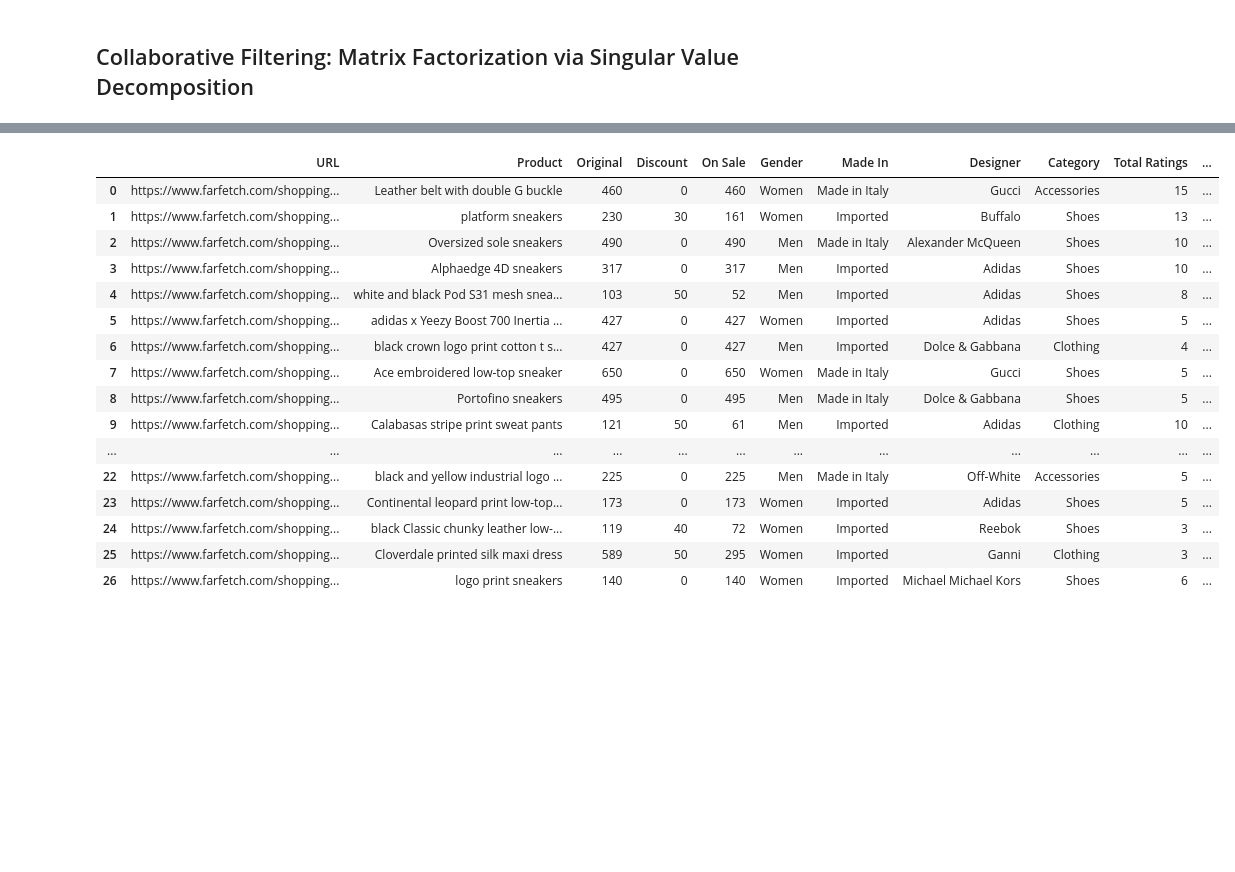
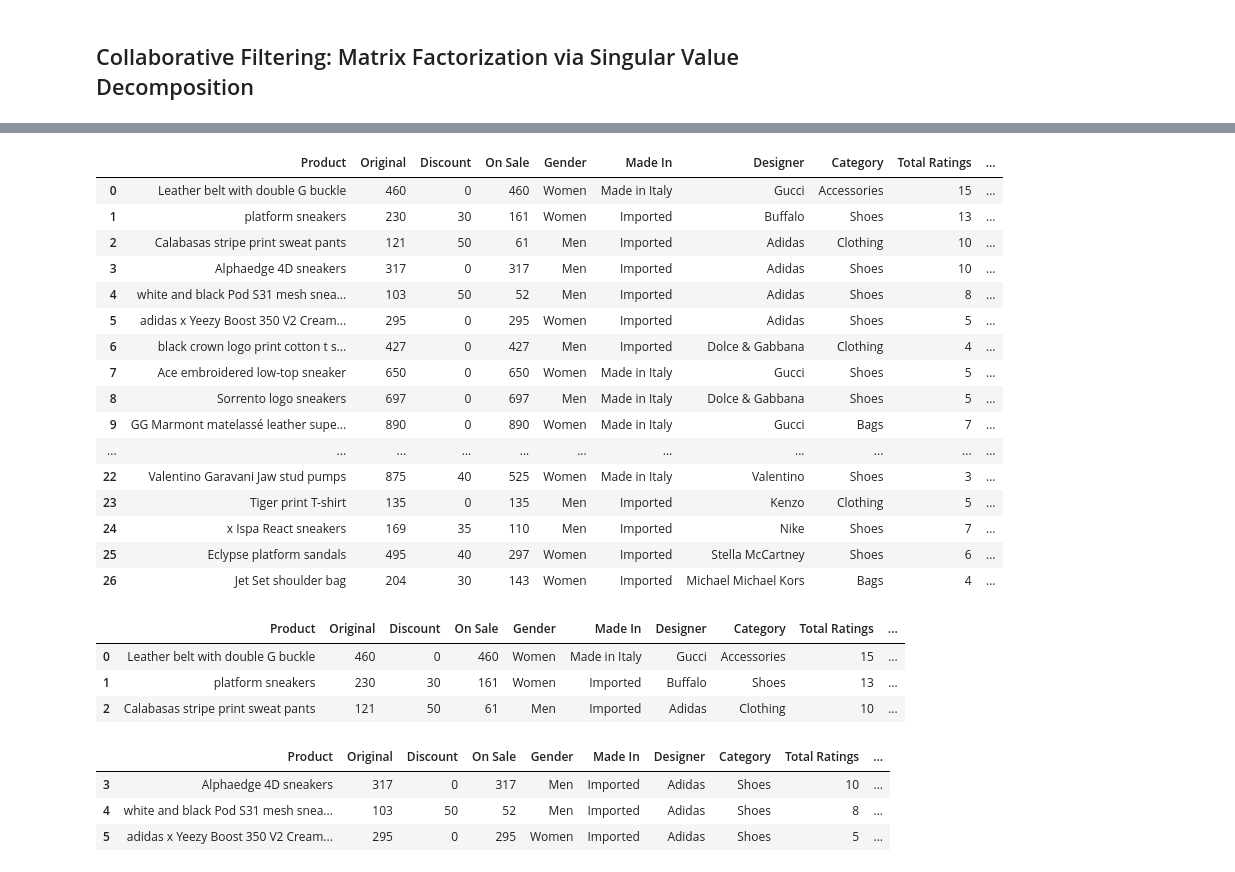
Before and after one commit to acdick/touch_driven_recommender_engines, a Jupyter notebook: Source/03_Recommender_Systems.ipynb, the cells around one changed output, grey strips where cells are left out. Saved outputs shown, nothing was run; the diff lists cells and outputs as text; code cells hidden in the pictures; blank space fills up the shorter version.

```diff
--- a/Source/03_Recommender_Systems.ipynb
+++ b/Source/03_Recommender_Systems.ipynb
@@ -126,26 +126,40 @@ gs_best
 # %%
 for i in range(9):
     n_factors = gs_best[1]['n_factors']
     reg_all   = gs_best[1]['reg_all']
     ff.singular_value_decomposition(n_factors, reg_all)
     ff.update_last_rating(np.random.randint(low=1, high=6))
 
-ff.recommender_system.recommender_history
+ff.recommender_system.recommender_history.drop(['URL'], axis=1)
 # %% [output]
-|  | URL | Product | Original | Discount | On Sale | Gender | Made In | Designer | Category | Total Ratings | ... |
-| 0 | https://www.farfetch.com/shopping... | Leather belt with double G buckle | 460 | 0 | 460 | Women | Made in Italy | Gucci | Accessories | 15 | ... |
-| 1 | https://www.farfetch.com/shopping... | platform sneakers | 230 | 30 | 161 | Women | Imported | Buffalo | Shoes | 13 | ... |
-| 2 | https://www.farfetch.com/shopping... | Oversized sole sneakers | 490 | 0 | 490 | Men | Made in Italy | Alexander McQueen | Shoes | 10 | ... |
-| 3 | https://www.farfetch.com/shopping... | Alphaedge 4D sneakers | 317 | 0 | 317 | Men | Imported | Adidas | Shoes | 10 | ... |
-| 4 | https://www.farfetch.com/shopping... | white and black Pod S31 mesh snea... | 103 | 50 | 52 | Men | Imported | Adidas | Shoes | 8 | ... |
-| 5 | https://www.farfetch.com/shopping... | adidas x Yeezy Boost 700 Inertia ... | 427 | 0 | 427 | Women | Imported | Adidas | Shoes | 5 | ... |
-| 6 | https://www.farfetch.com/shopping... | black crown logo print cotton t s... | 427 | 0 | 427 | Men | Imported | Dolce & Gabbana | Clothing | 4 | ... |
-| 7 | https://www.farfetch.com/shopping... | Ace embroidered low-top sneaker | 650 | 0 | 650 | Women | Made in Italy | Gucci | Shoes | 5 | ... |
-| 8 | https://www.farfetch.com/shopping... | Portofino sneakers | 495 | 0 | 495 | Men | Made in Italy | Dolce & Gabbana | Shoes | 5 | ... |
-| 9 | https://www.farfetch.com/shopping... | Calabasas stripe print sweat pants | 121 | 50 | 61 | Men | Imported | Adidas | Clothing | 10 | ... |
-| ... | ... | ... | ... | ... | ... | ... | ... | ... | ... | ... | ... |
-| 22 | https://www.farfetch.com/shopping... | black and yellow industrial logo ... | 225 | 0 | 225 | Men | Made in Italy | Off-White | Accessories | 5 | ... |
-| 23 | https://www.farfetch.com/shopping... | Continental leopard print low-top... | 173 | 0 | 173 | Women | Imported | Adidas | Shoes | 5 | ... |
-| 24 | https://www.farfetch.com/shopping... | black Classic chunky leather low-... | 119 | 40 | 72 | Women | Imported | Reebok | Shoes | 3 | ... |
-| 25 | https://www.farfetch.com/shopping... | Cloverdale printed silk maxi dress | 589 | 50 | 295 | Women | Imported | Ganni | Clothing | 3 | ... |
-| 26 | https://www.farfetch.com/shopping... | logo print sneakers | 140 | 0 | 140 | Women | Imported | Michael Michael Kors | Shoes | 6 | ... |
+|  | Product | Original | Discount | On Sale | Gender | Made In | Designer | Category | Total Ratings | ... |
+| 0 | Leather belt with double G buckle | 460 | 0 | 460 | Women | Made in Italy | Gucci | Accessories | 15 | ... |
+| 1 | platform sneakers | 230 | 30 | 161 | Women | Imported | Buffalo | Shoes | 13 | ... |
+| 2 | Calabasas stripe print sweat pants | 121 | 50 | 61 | Men | Imported | Adidas | Clothing | 10 | ... |
+| 3 | Alphaedge 4D sneakers | 317 | 0 | 317 | Men | Imported | Adidas | Shoes | 10 | ... |
+| 4 | white and black Pod S31 mesh snea... | 103 | 50 | 52 | Men | Imported | Adidas | Shoes | 8 | ... |
+| 5 | adidas x Yeezy Boost 350 V2 Cream... | 295 | 0 | 295 | Women | Imported | Adidas | Shoes | 5 | ... |
+| 6 | black crown logo print cotton t s... | 427 | 0 | 427 | Men | Imported | Dolce & Gabbana | Clothing | 4 | ... |
+| 7 | Ace embroidered low-top sneaker | 650 | 0 | 650 | Women | Made in Italy | Gucci | Shoes | 5 | ... |
+| 8 | Sorrento logo sneakers | 697 | 0 | 697 | Men | Made in Italy | Dolce & Gabbana | Shoes | 5 | ... |
+| 9 | GG Marmont matelassé leather supe... | 890 | 0 | 890 | Women | Made in Italy | Gucci | Bags | 7 | ... |
+| ... | ... | ... | ... | ... | ... | ... | ... | ... | ... | ... |
+| 22 | Valentino Garavani Jaw stud pumps | 875 | 40 | 525 | Women | Made in Italy | Valentino | Shoes | 3 | ... |
+| 23 | Tiger print T-shirt | 135 | 0 | 135 | Men | Imported | Kenzo | Clothing | 5 | ... |
+| 24 | x Ispa React sneakers | 169 | 35 | 110 | Men | Imported | Nike | Shoes | 7 | ... |
+| 25 | Eclypse platform sandals | 495 | 40 | 297 | Women | Imported | Stella McCartney | Shoes | 6 | ... |
+| 26 | Jet Set shoulder bag | 204 | 30 | 143 | Women | Imported | Michael Michael Kors | Bags | 4 | ... |
+# %%
+ff.recommender_system.recommender_history.drop(['URL'], axis=1)[0:3]
+# %% [output]
+|  | Product | Original | Discount | On Sale | Gender | Made In | Designer | Category | Total Ratings | ... |
+| 0 | Leather belt with double G buckle | 460 | 0 | 460 | Women | Made in Italy | Gucci | Accessories | 15 | ... |
+| 1 | platform sneakers | 230 | 30 | 161 | Women | Imported | Buffalo | Shoes | 13 | ... |
+| 2 | Calabasas stripe print sweat pants | 121 | 50 | 61 | Men | Imported | Adidas | Clothing | 10 | ... |
+# %%
+ff.recommender_system.recommender_history.drop(['URL'], axis=1)[3:6]
+# %% [output]
+|  | Product | Original | Discount | On Sale | Gender | Made In | Designer | Category | Total Ratings | ... |
+| 3 | Alphaedge 4D sneakers | 317 | 0 | 317 | Men | Imported | Adidas | Shoes | 10 | ... |
+| 4 | white and black Pod S31 mesh snea... | 103 | 50 | 52 | Men | Imported | Adidas | Shoes | 8 | ... |
+| 5 | adidas x Yeezy Boost 350 V2 Cream... | 295 | 0 | 295 | Women | Imported | Adidas | Shoes | 5 | ... |
```
Also changed, not shown: parts of 8 cells of this notebook, 7 other files.
